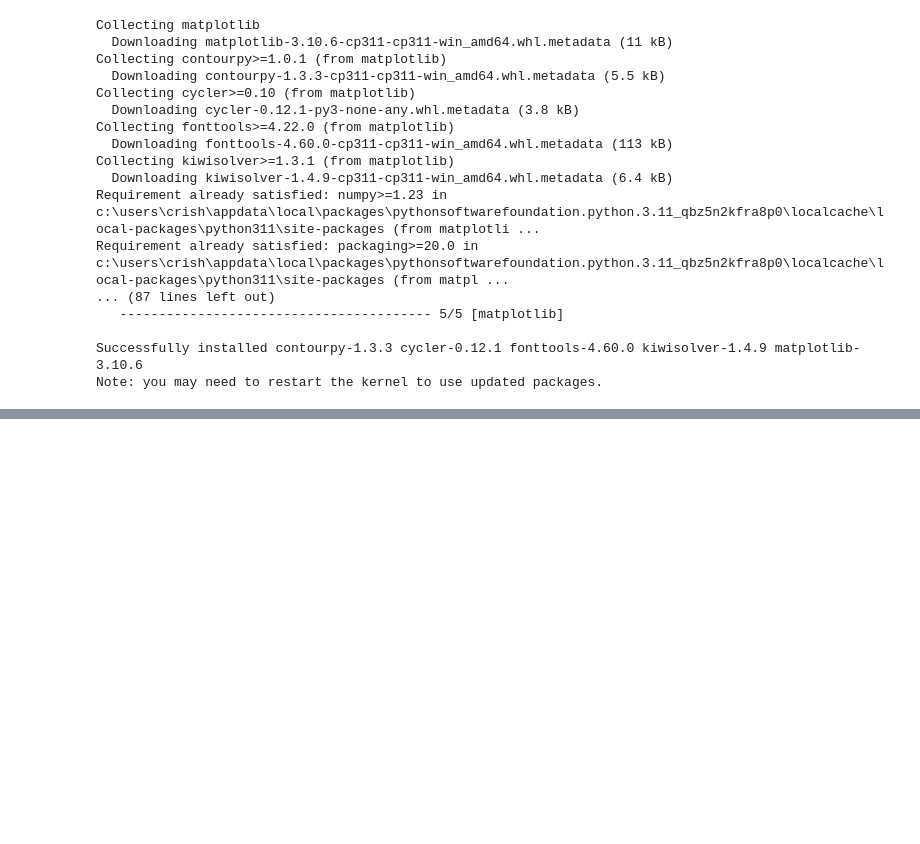
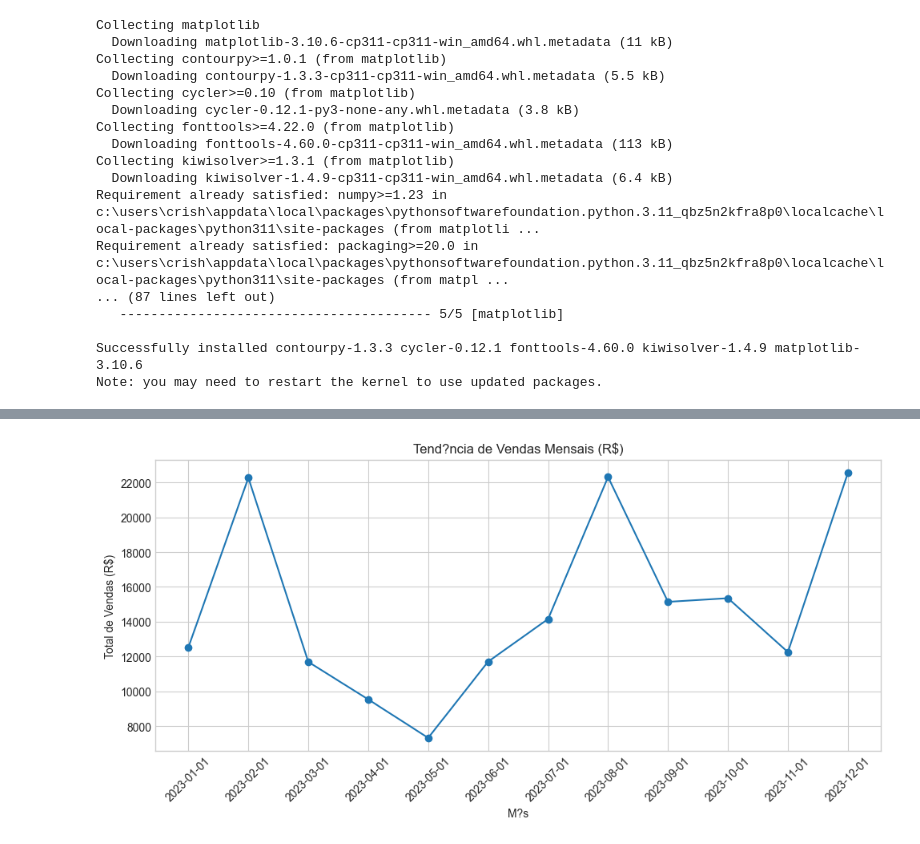
Before and after one commit to Cristovam10000/Teste_Analytics_CristovamPaulo, a Jupyter notebook: Parte01/Etapa02.ipynb, the cells around one changed output, grey strips where cells are left out. Drawn from its saved outputs; the diff is of its cells as text; code cells hidden in the pictures; blank space fills up the shorter version.

```diff
--- a/Parte01/Etapa02.ipynb
+++ b/Parte01/Etapa02.ipynb
@@ -91,0 +60,88 @@ FileNotFoundError: [Errno 2] No such file or directory: 'C:\\DEV\\Teste_Analytic
+# %%
+# ==== EDA: tend?ncia mensal e top-5 produtos (robusto) ====
+import os
+from pathlib import Path
+import pandas as pd
+import matplotlib.pyplot as plt
+
+plt.style.use("seaborn-v0_8-whitegrid")
+
+# 0) Sinaliza??o de vers?o dos dados (ajuda a evitar gr?fico ?n?o mudar?)
+RAW_PATH = (ROOT / "data" / "raw" / "vendas_2023.csv").resolve()
+if CLEAN_PATH.exists():
+    m_clean = CLEAN_PATH.stat().st_mtime
+    print("data_clean.csv:", CLEAN_PATH, "| mtime:", pd.to_datetime(m_clean, unit='s'))
+else:
+    raise FileNotFoundError(f"Arquivo n?o encontrado: {CLEAN_PATH}")
+if RAW_PATH.exists():
+    m_raw = RAW_PATH.stat().st_mtime
+    print("vendas_2023.csv:", RAW_PATH, "| mtime:", pd.to_datetime(m_raw, unit='s'))
+    if m_clean < m_raw:
+        print("[AVISO] data_clean.csv ? mais antigo que o raw. Reexecute a Etapa01 para atualizar os dados.")
+
+# 1) Carregar dataset limpo SEM cache
+_df = pd.read_csv(CLEAN_PATH)
+if 'Data' in _df.columns:
+    _df['Data'] = pd.to_datetime(_df['Data'], errors='coerce')
+else:
+    raise ValueError("Coluna 'Data' ausente no dataset limpo.")
+
+# Coer??o de tipos essenciais
+_df["Quantidade"] = pd.to_numeric(_df.get("Quantidade"), errors="coerce").fillna(0).astype(int)
+if "Preco_centavos" in _df.columns:
+    _df["Preco_centavos"] = pd.to_numeric(_df["Preco_centavos"], errors="coerce").fillna(0).astype("Int64")
+    _df["Total"] = ((_df["Quantidade"] * _df["Preco_centavos"]).astype("Int64") / 100).astype(float)
+else:
+    _df["Preco"] = pd.to_numeric(_df.get("Preco"), errors="coerce").fillna(0).astype(float)
+    _df["Total"] = (_df["Quantidade"] * _df["Preco"]).astype(float)
+
+print("Shape:", _df.shape, "| Produtos ?nicos:", _df["Produto"].nunique())
+print("Exemplo de linhas:")
+display(_df.head(3))
+
+# 2) Tend?ncia mensal
+plt.close('all')
+_mensal = _df.groupby(_df["Data"].dt.to_period("M"))['Total'].sum().astype(float).to_timestamp().reset_index()
+plt.figure(figsize=(10,5))
+plt.plot(_mensal['Data'].astype(str), _mensal['Total'], marker='o')
+plt.title("Tend?ncia de Vendas Mensais (R$)")
+plt.xlabel("M?s")
+plt.ylabel("Total de Vendas (R$)")
+plt.xticks(rotation=45)
+plt.tight_layout()
+plt.savefig(str(FIG_DIR / 'tendencia_mensal.png'), dpi=120, bbox_inches='tight')
+plt.show()
+
+# 3) Top-5 produtos
+_vendas_prod = (
+    _df.groupby('Produto', as_index=False)['Total']
+      .sum()
+      .nlargest(5, 'Total')
+)
+print("Top-5 atual (tabela):")
+display(_vendas_prod)
+
+plt.figure(figsize=(8,5))
+plt.bar(_vendas_prod['Produto'], _vendas_prod['Total'])
+plt.title("Top-5 Produtos em Vendas Totais (R$)")
+plt.ylabel("Total de Vendas (R$)")
+plt.xlabel("Produto")
+plt.xticks(rotation=30, ha='right')
+plt.tight_layout()
+plt.savefig(str(FIG_DIR / 'top5_produtos.png'), dpi=120, bbox_inches='tight')
+plt.show()
+
+# 4) Diagn?stico mensal por categoria (ajuda a explicar sazonalidade)
+_mes_categoria = (_df.assign(AnoMes=_df['Data'].dt.to_period('M'))
+                    .groupby(['AnoMes', 'Categoria'])['Total']
+                    .sum()
+                    .reset_index())
+
+fevereiro = (_mes_categoria.loc[_mes_categoria['AnoMes'] == pd.Period('2023-02', freq='M')]
+                                .sort_values('Total', ascending=False))
+if not fevereiro.empty:
+    print("Categorias que mais venderam em fevereiro/2023:")
+    display(fevereiro)
+else:
+    print("N?o h? registros para fevereiro/2023.")
+# %% [output]
@@ -91,0 +156 @@ FileNotFoundError: [Errno 2] No such file or directory: 'C:\\DEV\\Teste_Analytic
+[figure, added]
```
Also changed, not shown: parts of 4 cells of this notebook, 11 other files.
